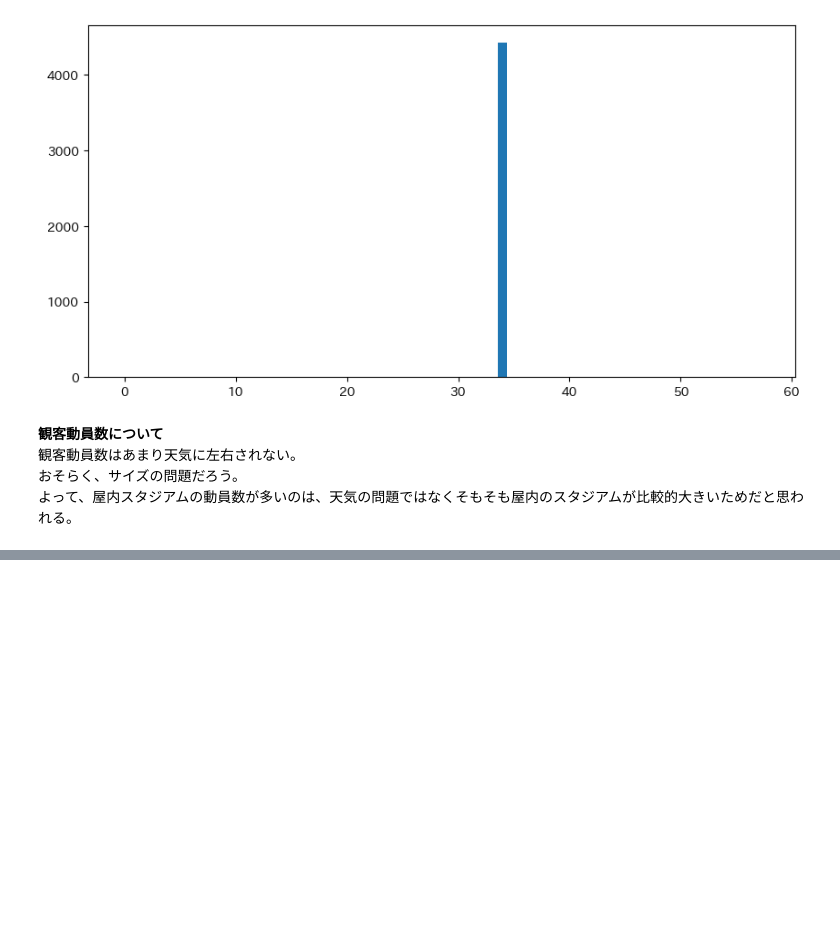
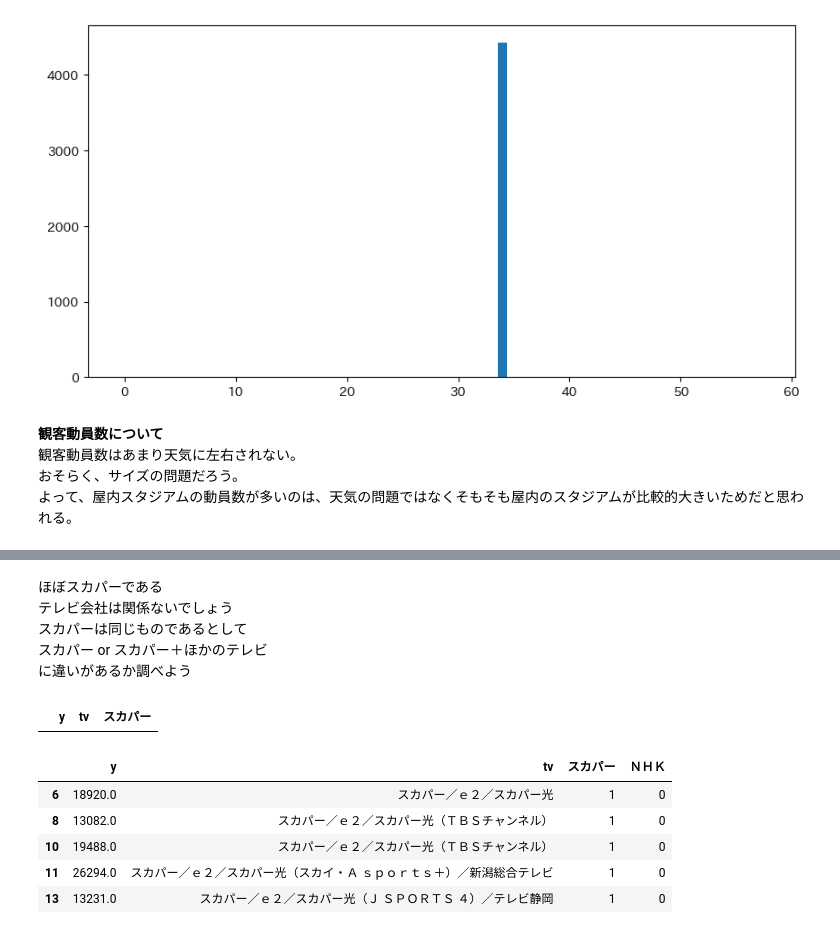
Before and after one commit to MAMMARU-class/UEC_3rd_datascience, a Jupyter notebook: 05_EDA.ipynb, the cells around one changed output, grey strips where cells are left out. Cells and saved outputs as stored; diff of their text form; code cells hidden in the pictures; blank space fills up the shorter version.

```diff
--- a/05_EDA.ipynb
+++ b/05_EDA.ipynb
@@ -778,0 +807,22 @@ plt.show()
+# %% [markdown]
+ほぼスカパーである\
+テレビ会社は関係ないでしょう\
+スカパーは同じものであるとして\
+スカパー or スカパー＋ほかのテレビ\
+に違いがあるか調べよう
+# %%
+tv_check = train_format[["y", "tv"]].copy()
+tv_check["スカパー"] = tv_check["tv"].apply(lambda x: 1 if ("スカパー" in x) or ("e2" in x) else 0)
+tv_check[tv_check["スカパー"] == 0].head()
+# %% [output]
+|  | y | tv | スカパー |
+# %%
+tv_check["ＮＨＫ"] = tv_check["tv"].apply(lambda x: 1 if "ＮＨＫ" in x else 0)
+tv_check[tv_check["ＮＨＫ"] == 0].head()
+# %% [output]
+|  | y | tv | スカパー | ＮＨＫ |
+| 6 | 18920.0 | スカパー／ｅ２／スカパー光 | 1 | 0 |
+| 8 | 13082.0 | スカパー／ｅ２／スカパー光（ＴＢＳチャンネル） | 1 | 0 |
+| 10 | 19488.0 | スカパー／ｅ２／スカパー光（ＴＢＳチャンネル） | 1 | 0 |
+| 11 | 26294.0 | スカパー／ｅ２／スカパー光（スカイ・Ａ ｓｐｏｒｔｓ＋）／新潟総合テレビ | 1 | 0 |
+| 13 | 13231.0 | スカパー／ｅ２／スカパー光（Ｊ ＳＰＯＲＴＳ ４）／テレビ静岡 | 1 | 0 |
```
Also changed, not shown: parts of 4 cells of this notebook.
